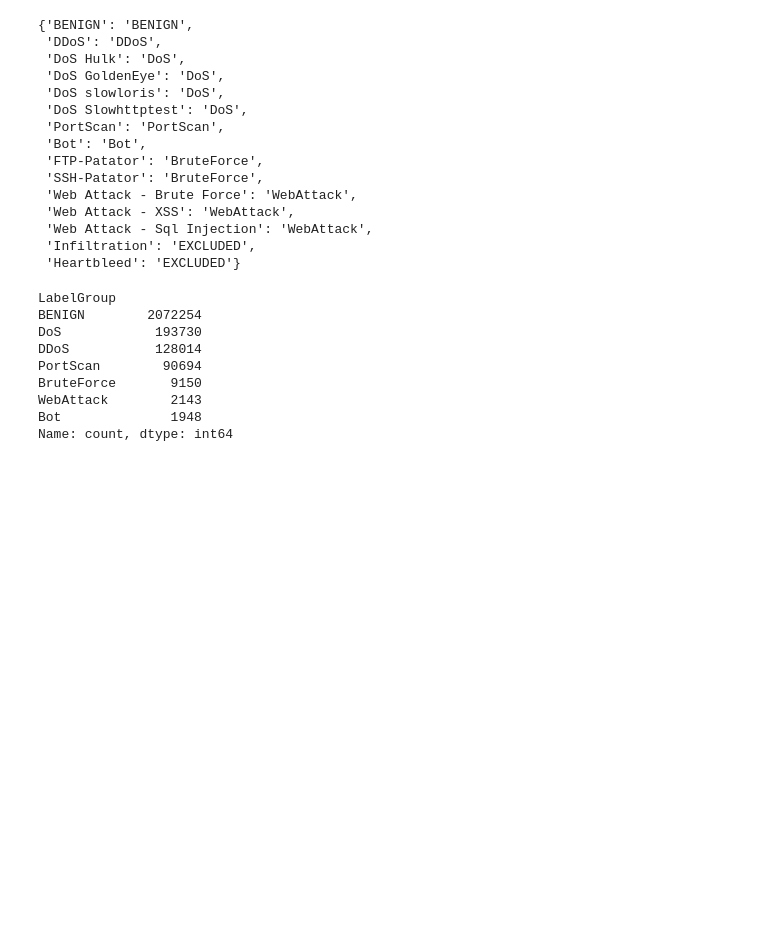
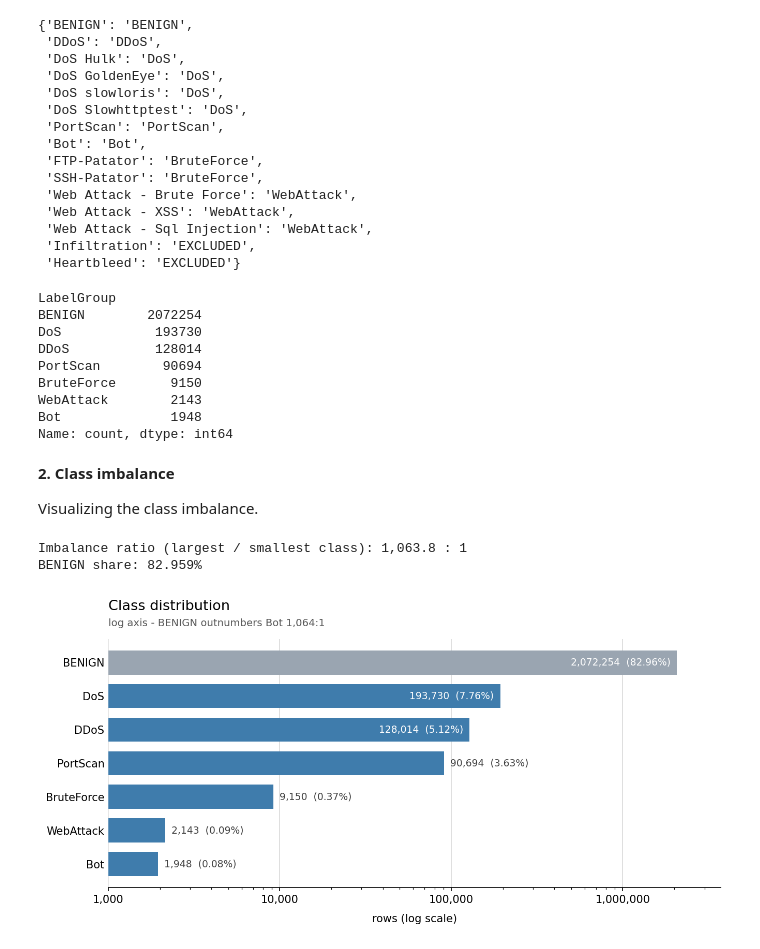
Before and after one commit to sunnyium/cybersecurity_project, a Jupyter notebook: processing/02eda.ipynb, the cells around one changed output. Saved outputs shown, nothing was run; the diff lists cells and outputs as text; code cells hidden in the pictures; blank space fills up the shorter version.

```diff
--- a/processing/02eda.ipynb
+++ b/processing/02eda.ipynb
@@ -100,0 +111,19 @@ Name: count, dtype: int64
+# %% [markdown]
+**2. Class imbalance**
+
+Visualizing the class imbalance.
+# %%
+# IMBALANCE RATIO AND ITS SHAPE
+dist = eda.class_distribution()
+ratio = eda.imbalance_ratio(dist)
+
+print(f"Imbalance ratio (largest / smallest class): {ratio:,.1f} : 1")
+print(f"BENIGN share: {dist.loc[dist[GROUP_COL] == 'BENIGN', 'Percentage'].iloc[0]}%")
+# %% [output]
+Imbalance ratio (largest / smallest class): 1,063.8 : 1
+BENIGN share: 82.959%
+# %%
+Image(eda.plot_class_distribution(dist))
+# Plotted on a log scale axis
+# %% [output]
+[figure, added]
```
Also changed, not shown: parts of 28 cells of this notebook, 5 other files.
